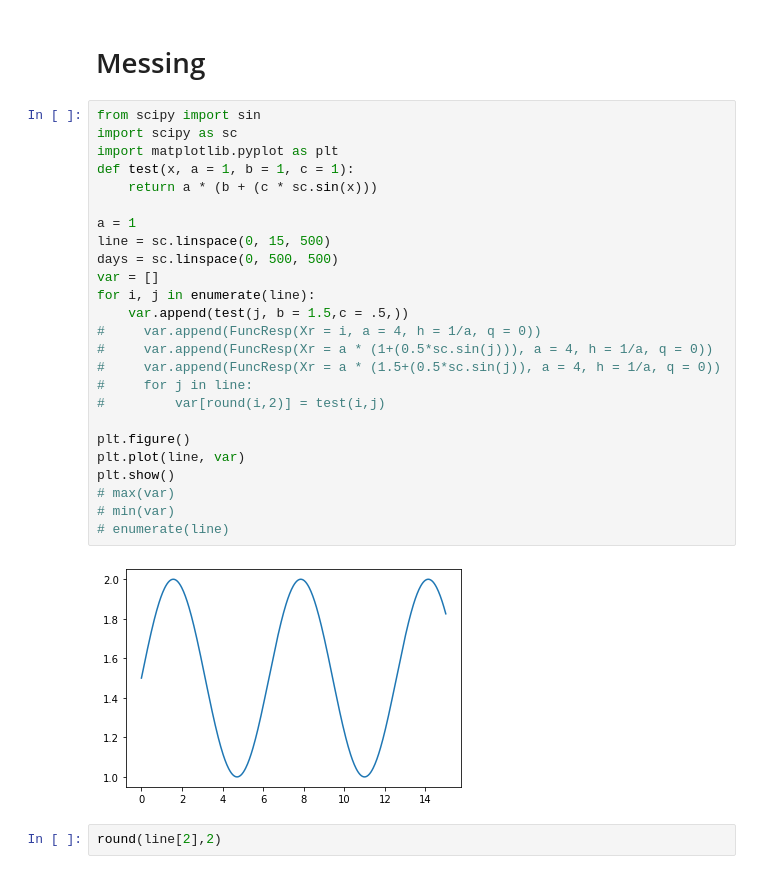
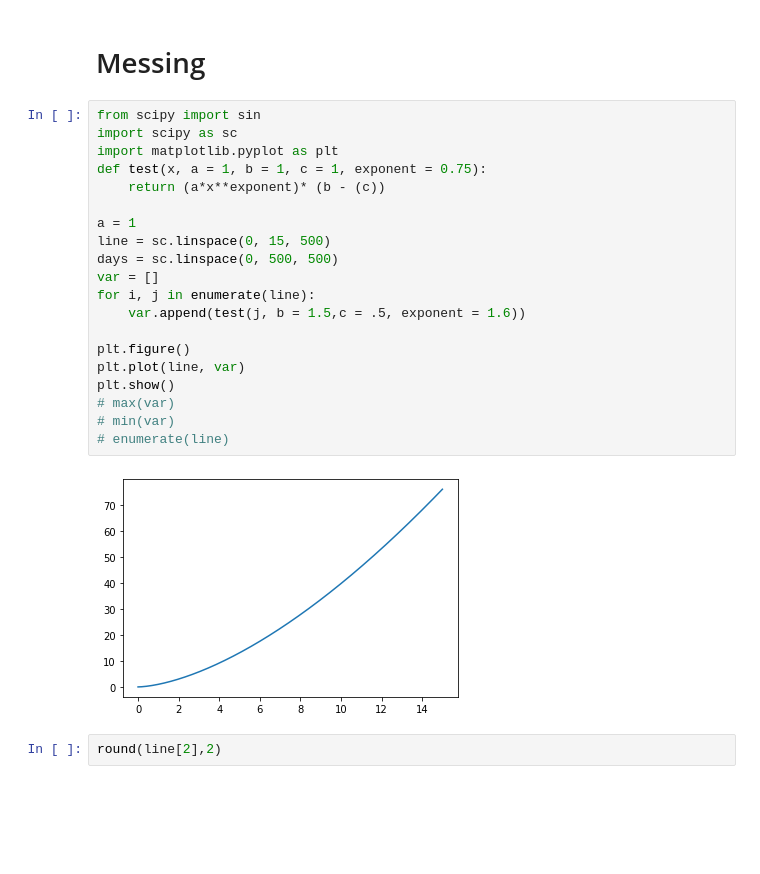
Before and after one commit to Don-Burns/Masters_Project, a Jupyter notebook: code/Functional_Response_Model.ipynb, the cells around one changed output. Drawn from its saved outputs; the diff is of its cells as text; blank space fills up the shorter version.

```diff
--- a/code/Functional_Response_Model.ipynb
+++ b/code/Functional_Response_Model.ipynb
@@ -809,30 +946,25 @@ plt.savefig("../results/supplyFunc_exploration.png", dpi = 200)
 # %%
 from scipy import sin
 import scipy as sc
 import matplotlib.pyplot as plt
-def test(x, a = 1, b = 1, c = 1):
-    return a * (b + (c * sc.sin(x)))
+def test(x, a = 1, b = 1, c = 1, exponent = 0.75):
+    return (a*x**exponent)* (b - (c))
 
 a = 1
 line = sc.linspace(0, 15, 500)
 days = sc.linspace(0, 500, 500)
 var = []
 for i, j in enumerate(line):
-    var.append(test(j, b = 1.5,c = .5,))
-#     var.append(FuncResp(Xr = i, a = 4, h = 1/a, q = 0))
-#     var.append(FuncResp(Xr = a * (1+(0.5*sc.sin(j))), a = 4, h = 1/a, q = 0))
-#     var.append(FuncResp(Xr = a * (1.5+(0.5*sc.sin(j)), a = 4, h = 1/a, q = 0))
-#     for j in line:
-#         var[round(i,2)] = test(i,j)
+    var.append(test(j, b = 1.5,c = .5, exponent = 1.6))
 
 plt.figure()
 plt.plot(line, var)
 plt.show()
 # max(var)
 # min(var)
 # enumerate(line)
 # %% [output]
-[figure, old version]
+[figure, new version]
 # %%
 round(line[2],2)
 # %% [output]
```
Also changed, not shown: parts of 18 cells of this notebook.
